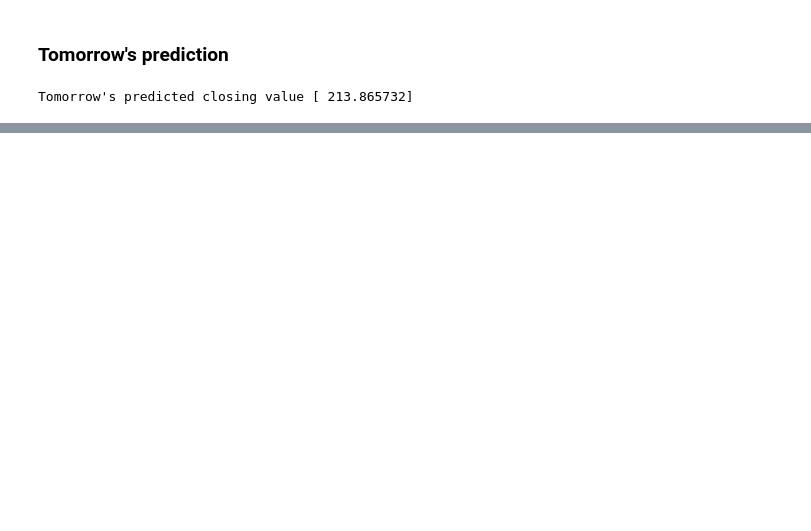
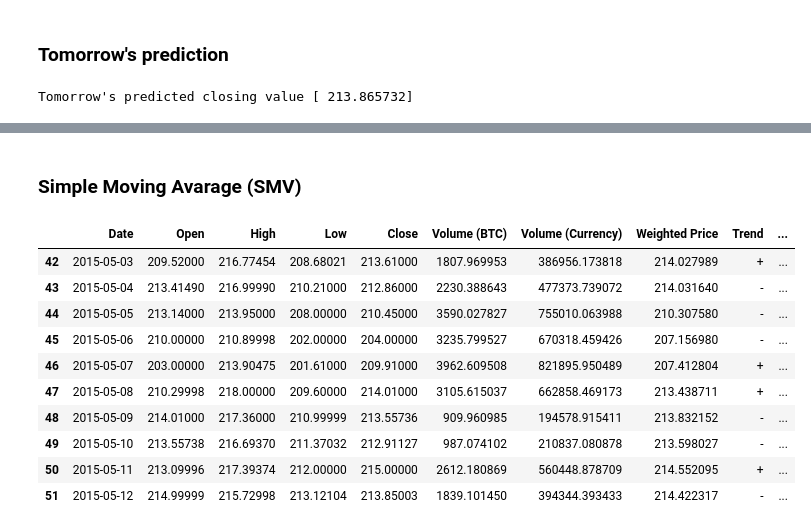
Before and after one commit to uolter/BitCoin, a Jupyter notebook: bitcoin_history_data.ipynb, the cells around one changed output, grey strips where cells are left out. Drawn from its saved outputs; the diff is of its cells as text; code cells hidden in the pictures; blank space fills up the shorter version.

```diff
--- a/bitcoin_history_data.ipynb
+++ b/bitcoin_history_data.ipynb
@@ -190,0 +224,2 @@ Tomorrow's predicted closing value [ 213.865732]
+# %% [markdown]
+### Simple Moving Avarage (SMV)
@@ -190,0 +236,14 @@ Tomorrow's predicted closing value [ 213.865732]
+# %%
+bcdf_small.tail(10)
+# %% [output]
+|  | Date | Open | High | Low | Close | Volume (BTC) | Volume (Currency) | Weighted Price | Trend | ... |
+| 42 | 2015-05-03 | 209.52000 | 216.77454 | 208.68021 | 213.61000 | 1807.969953 | 386956.173818 | 214.027989 | + | ... |
+| 43 | 2015-05-04 | 213.41490 | 216.99990 | 210.21000 | 212.86000 | 2230.388643 | 477373.739072 | 214.031640 | - | ... |
+| 44 | 2015-05-05 | 213.14000 | 213.95000 | 208.00000 | 210.45000 | 3590.027827 | 755010.063988 | 210.307580 | - | ... |
+| 45 | 2015-05-06 | 210.00000 | 210.89998 | 202.00000 | 204.00000 | 3235.799527 | 670318.459426 | 207.156980 | - | ... |
+| 46 | 2015-05-07 | 203.00000 | 213.90475 | 201.61000 | 209.91000 | 3962.609508 | 821895.950489 | 207.412804 | + | ... |
+| 47 | 2015-05-08 | 210.29998 | 218.00000 | 209.60000 | 214.01000 | 3105.615037 | 662858.469173 | 213.438711 | + | ... |
+| 48 | 2015-05-09 | 214.01000 | 217.36000 | 210.99999 | 213.55736 | 909.960985 | 194578.915411 | 213.832152 | - | ... |
+| 49 | 2015-05-10 | 213.55738 | 216.69370 | 211.37032 | 212.91127 | 987.074102 | 210837.080878 | 213.598027 | - | ... |
+| 50 | 2015-05-11 | 213.09996 | 217.39374 | 212.00000 | 215.00000 | 2612.180869 | 560448.878709 | 214.552095 | + | ... |
+| 51 | 2015-05-12 | 214.99999 | 215.72998 | 213.12104 | 213.85003 | 1839.101450 | 394344.393433 | 214.422317 | - | ... |
```
Also changed, not shown: parts of 18 cells of this notebook.
